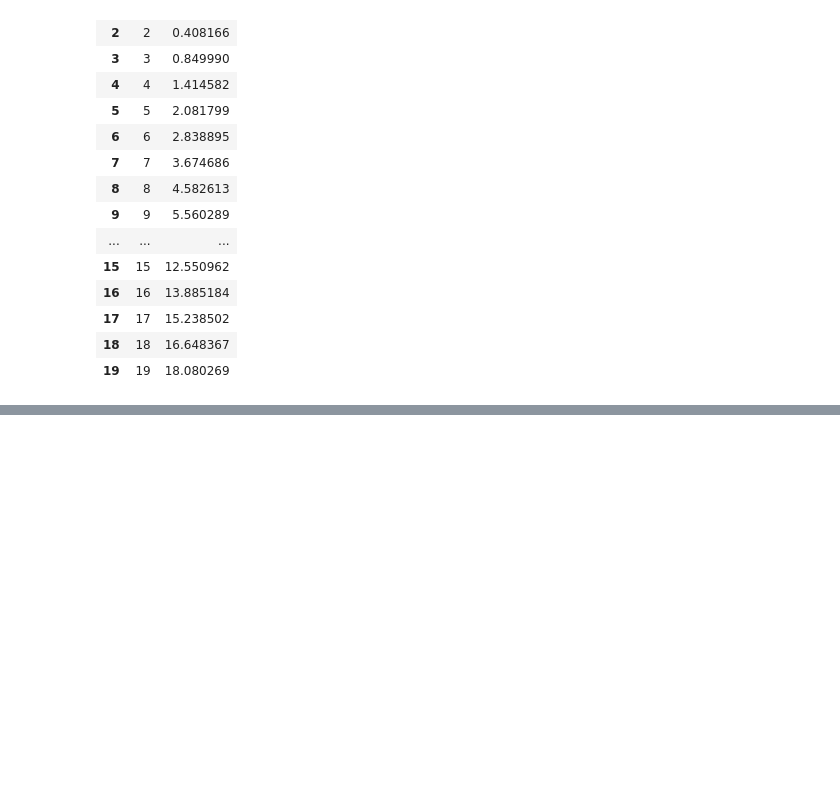
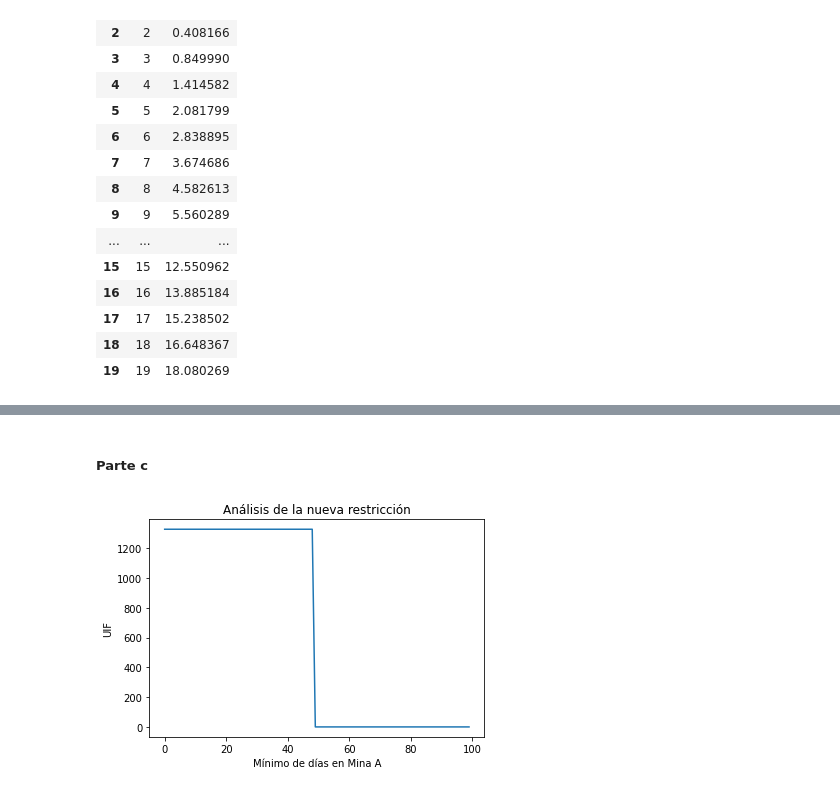
Before and after one commit to aladelca/optimizacion, a Jupyter notebook: tarea_dos.ipynb, the cells around one changed output, grey strips where cells are left out. Drawn from its saved outputs; the diff is of its cells as text; code cells hidden in the pictures; blank space fills up the shorter version.

```diff
--- a/tarea_dos.ipynb
+++ b/tarea_dos.ipynb
@@ -271,0 +337,49 @@ pares
+# %% [markdown]
+##### Parte c
+# %%
+modelo_p4 = gp.Model('modelo_p4')
+#Variables
+x1 = modelo_p4.addVar(vtype=GRB.CONTINUOUS,name='x1')
+x2 = modelo_p4.addVar(vtype=GRB.CONTINUOUS,name='x2')
+x3 = modelo_p4.addVar(vtype=GRB.CONTINUOUS,name='x3')
+D = modelo_p4.addVar(vtype=GRB.CONTINUOUS,name='dias') # Se considera la variable días como entera
+
+#Restricciones
+n_altacalidad = modelo_p4.addConstr(  x1 + 2*x2 + 2*x3  == 80, "Toneladas Alta calidad")
+n_mediacalidad = modelo_p4.addConstr(3*x1 + 2*x2 +   x3  == 160, "Toneladas Media calidad")
+dias = modelo_p4.addConstr(x1 >= D, "D")
+r1 = modelo_p4.addConstr(x1>=0, "r1")
+r2 = modelo_p4.addConstr(x2>=0, "r2")
+r3 = modelo_p4.addConstr(x3>=0, "r3")
+
+#Funcion objetivo
+modelo_p4.setObjective(20*x1+15*x2+23*x3, GRB.MAXIMIZE)
+modelo_p4.update()
+modelo_p4.setParam('OutputFlag', 0)
+modelo_p4.optimize()
+# %%
+n = 100
+valores = []
+
+modelo_p4.setParam('OutputFlag', 0)
+for i in range(n):
+  dias.RHS = i
+  modelo_p4.optimize()
+  if modelo_p4.status == GRB.OPTIMAL:
+    valores.append(modelo_p4.objVal)
+  else:
+    valores.append(-1) # Sin solución
+
+
+x = np.arange(0,n)
+pares = pd.DataFrame(x,columns = ['b1'])
+pares['objetivo'] = valores
+
+fig, ax = plt.subplots()
+sns.lineplot(data = pares,  x = 'b1', y = 'objetivo' )
+plt.title('Análisis de la nueva restricción')
+plt.xlabel('Mínimo de días en Mina A')
+plt.ylabel('UIF')
+plt.show()
+# %% [output]
+[figure, added]
```
Also changed, not shown: parts of 8 cells of this notebook.
